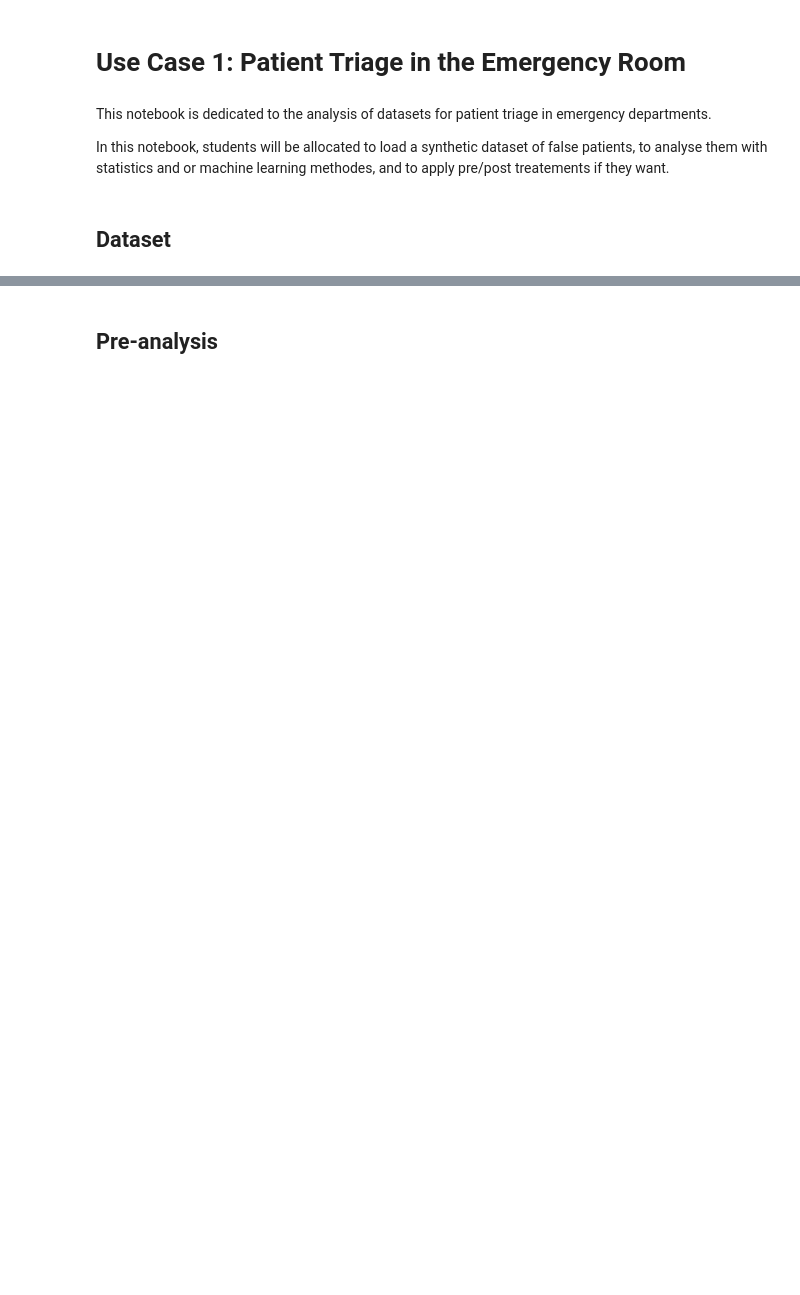
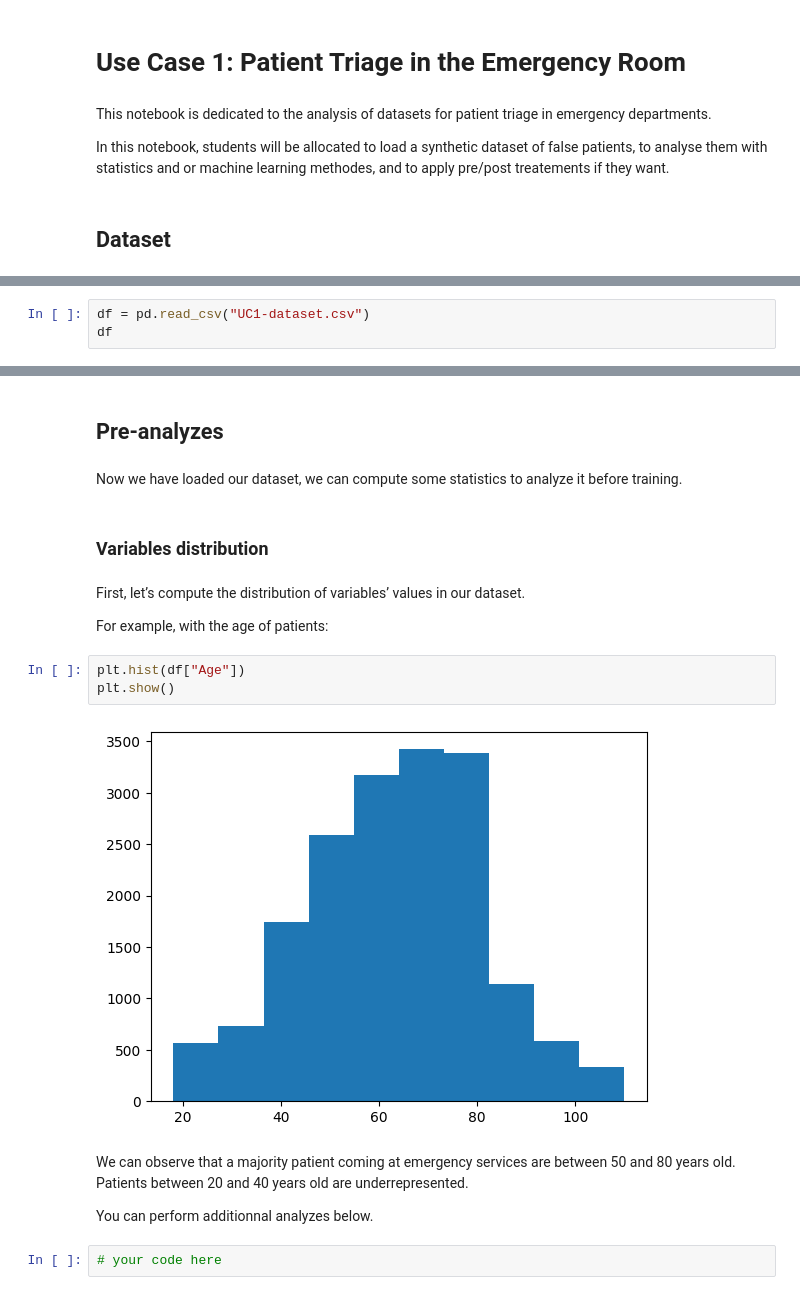
Before and after one commit to a-t-richard/AI-Responsibility-in-Healthcare, a Jupyter notebook: UC1-patient-triage/UC1_Patient_Triage.ipynb, the cells around one changed output, grey strips where cells are left out. Drawn from its saved outputs; the diff is of its cells as text; blank space fills up the shorter version.

```diff
--- a/UC1-patient-triage/UC1_Patient_Triage.ipynb
+++ b/UC1-patient-triage/UC1_Patient_Triage.ipynb
@@ -29,0 +43,3 @@ To use this dataset, we first need to load it from the file *UC1-dataset.csv*
+# %%
+df = pd.read_csv("UC1-dataset.csv")
+df
@@ -30,2 +74,21 @@ To use this dataset, we first need to load it from the file *UC1-dataset.csv*
 # %% [markdown]
-## Pre-analysis
+## Pre-analyzes
+# %% [markdown]
+Now we have loaded our dataset, we can compute some statistics to analyze it before training.
+# %% [markdown]
+### Variables distribution
+# %% [markdown]
+First, let’s compute the distribution of variables’ values in our dataset.
+
+For example, with the age of patients:
+# %%
+plt.hist(df["Age"])
+plt.show()
+# %% [output]
+[figure, added]
+# %% [markdown]
+We can observe that a majority patient coming at emergency services are between 50 and 80 years old. Patients between 20 and 40 years old are underrepresented.
+
+You can perform additionnal analyzes below.
+# %%
+# your code here
```
Also changed, not shown: parts of 38 cells of this notebook, 3 other files.
